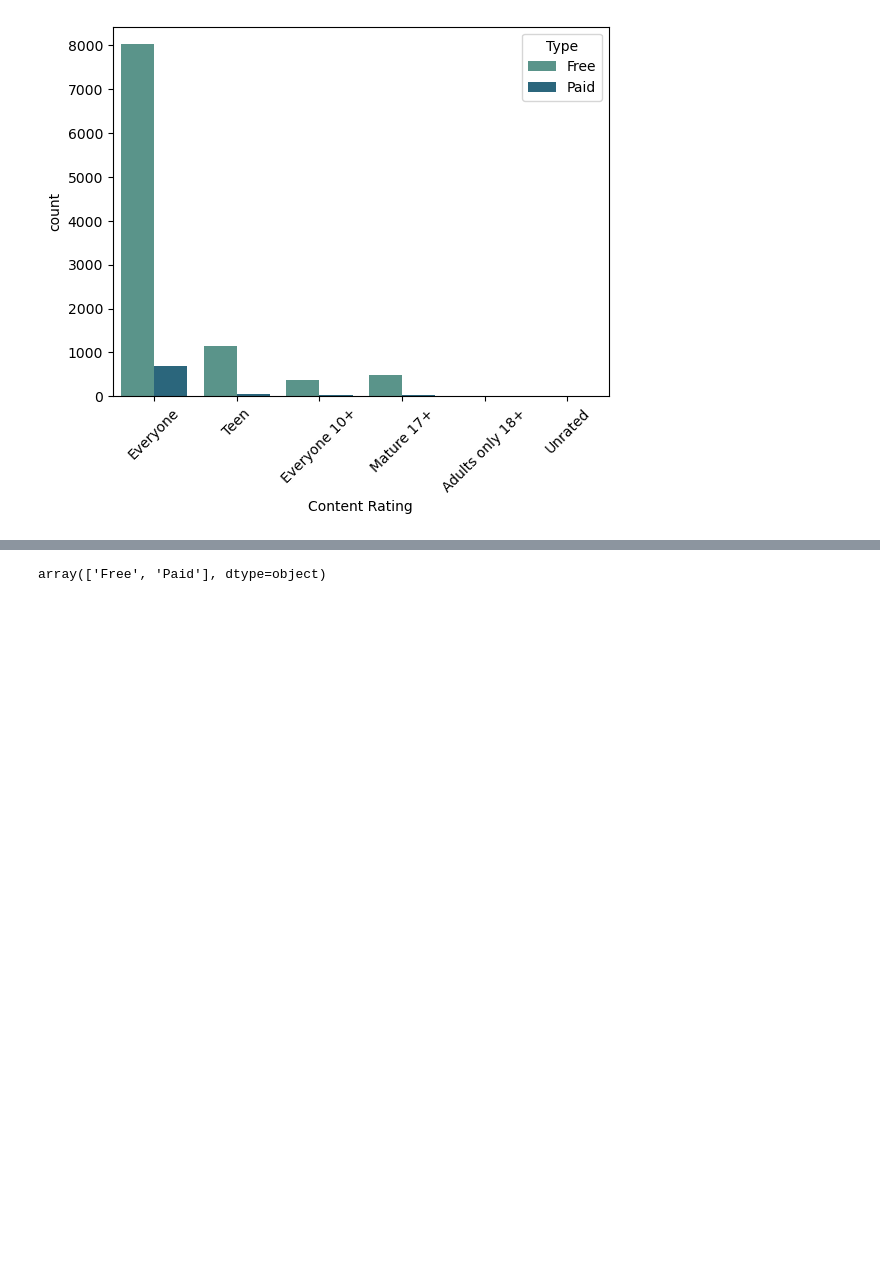
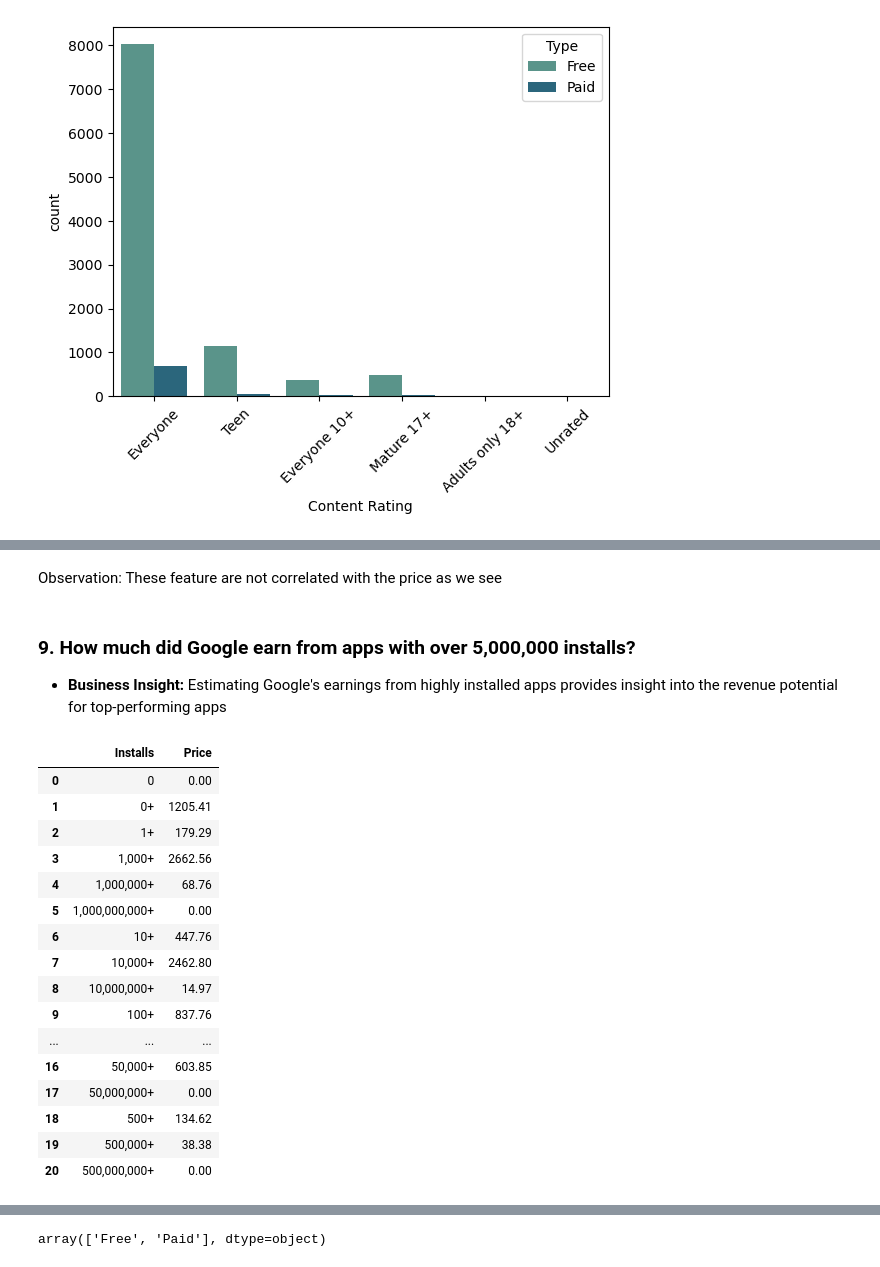
Before and after one commit to ahmedsaleh17/Strategic-Analysis-of-the-Google-Play-Store-Market, a Jupyter notebook: google_play_store_preprocessing_and_analysis.ipynb, the cells around one changed output, grey strips where cells are left out. Drawn from its saved outputs; the diff is of its cells as text; code cells hidden in the pictures; blank space fills up the shorter version.

```diff
--- a/google_play_store_preprocessing_and_analysis.ipynb
+++ b/google_play_store_preprocessing_and_analysis.ipynb
@@ -690,0 +842,27 @@ plt.show()
+# %% [markdown]
+Observation:
+These feature are not correlated with the price as we see
+# %% [markdown]
+### 9. **How much did Google earn from apps with over 5,000,000 installs?**
+   - **Business Insight:** Estimating Google's earnings from highly installed apps provides insight into the revenue potential for top-performing apps
+# %%
+# To answer this question we need to group the data by the Intalls and then sum the price
+df.groupby("Installs" , as_index = False)['Price'].sum()
+# %% [output]
+|  | Installs | Price |
+| 0 | 0 | 0.00 |
+| 1 | 0+ | 1205.41 |
+| 2 | 1+ | 179.29 |
+| 3 | 1,000+ | 2662.56 |
+| 4 | 1,000,000+ | 68.76 |
+| 5 | 1,000,000,000+ | 0.00 |
+| 6 | 10+ | 447.76 |
+| 7 | 10,000+ | 2462.80 |
+| 8 | 10,000,000+ | 14.97 |
+| 9 | 100+ | 837.76 |
+| ... | ... | ... |
+| 16 | 50,000+ | 603.85 |
+| 17 | 50,000,000+ | 0.00 |
+| 18 | 500+ | 134.62 |
+| 19 | 500,000+ | 38.38 |
+| 20 | 500,000,000+ | 0.00 |
```
Also changed, not shown: parts of 50 cells of this notebook, 9 other files.
